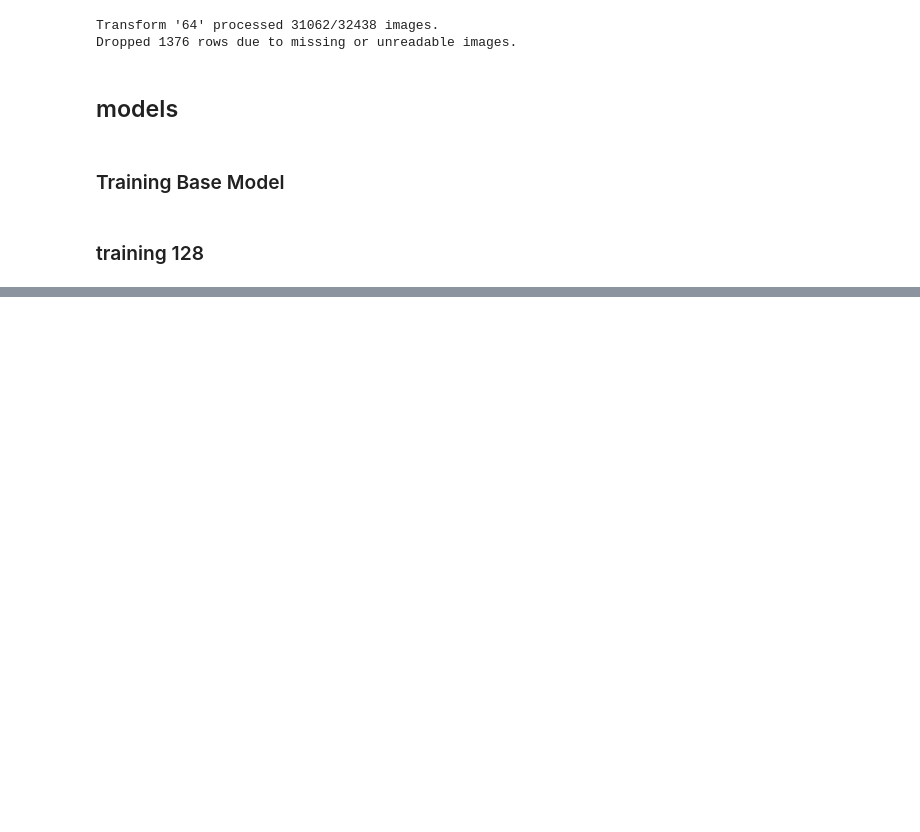
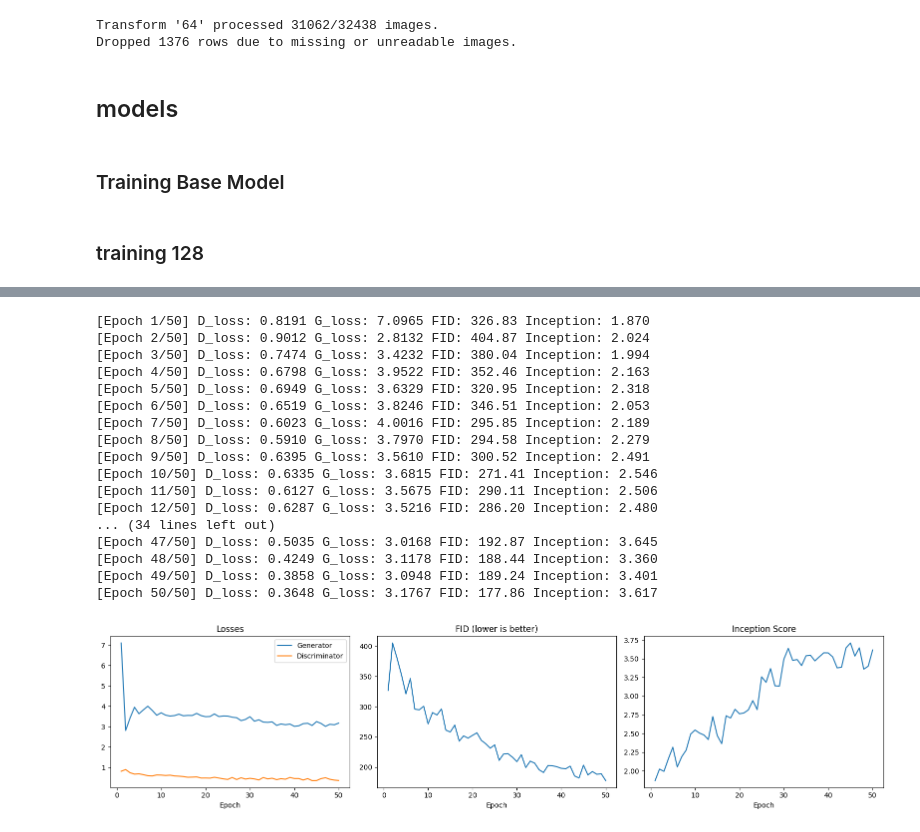
Before and after one commit to Arthurotop/GANISME, a Jupyter notebook: app/model_training.ipynb, the cells around one changed output, grey strips where cells are left out. Cells and saved outputs as stored; diff of their text form; code cells hidden in the pictures; blank space fills up the shorter version.

```diff
--- a/app/model_training.ipynb
+++ b/app/model_training.ipynb
@@ -235,0 +246,16 @@ trainer.plot_history()
+# %%
+p = "64x64"
+
+processed_painting_df = prepare_image_column(painting_df, "IMAGE", p)
+
+print(processed_painting_df.shape)
+print(processed_painting_df.head(2))
+
+processed_painting_df.to_csv(f'data/{p}image_catalog.csv', index=False)
+
+images = torch.from_numpy(
+    np.stack(processed_painting_df["IMAGE"].to_numpy())
+).permute(0, 3, 1, 2).float()
+
+dataset = TensorDataset(images)
+dataloader = DataLoader(dataset, batch_size=128, shuffle=True, drop_last=True)
@@ -235,0 +273,31 @@ trainer.plot_history()
+# %%
+dcgan_trainer = ArtGANTrainer(
+      mode="dcgan",
+      image_size=64,
+      early_stopping_metric="fid",
+      early_stopping_patience=10,
+      fid_every=1,
+      fid_samples=256,
+)
+# %%
+history = dcgan_trainer.train(dataloader, epochs=50, lr=2e-4)
+dcgan_trainer.plot_history()
+# %% [output]
+[Epoch 1/50] D_loss: 0.8191 G_loss: 7.0965 FID: 326.83 Inception: 1.870
+[Epoch 2/50] D_loss: 0.9012 G_loss: 2.8132 FID: 404.87 Inception: 2.024
+[Epoch 3/50] D_loss: 0.7474 G_loss: 3.4232 FID: 380.04 Inception: 1.994
+[Epoch 4/50] D_loss: 0.6798 G_loss: 3.9522 FID: 352.46 Inception: 2.163
+[Epoch 5/50] D_loss: 0.6949 G_loss: 3.6329 FID: 320.95 Inception: 2.318
+[Epoch 6/50] D_loss: 0.6519 G_loss: 3.8246 FID: 346.51 Inception: 2.053
+[Epoch 7/50] D_loss: 0.6023 G_loss: 4.0016 FID: 295.85 Inception: 2.189
+[Epoch 8/50] D_loss: 0.5910 G_loss: 3.7970 FID: 294.58 Inception: 2.279
+[Epoch 9/50] D_loss: 0.6395 G_loss: 3.5610 FID: 300.52 Inception: 2.491
+[Epoch 10/50] D_loss: 0.6335 G_loss: 3.6815 FID: 271.41 Inception: 2.546
+[Epoch 11/50] D_loss: 0.6127 G_loss: 3.5675 FID: 290.11 Inception: 2.506
+[Epoch 12/50] D_loss: 0.6287 G_loss: 3.5216 FID: 286.20 Inception: 2.480
+... (34 lines left out)
+[Epoch 47/50] D_loss: 0.5035 G_loss: 3.0168 FID: 192.87 Inception: 3.645
+[Epoch 48/50] D_loss: 0.4249 G_loss: 3.1178 FID: 188.44 Inception: 3.360
+[Epoch 49/50] D_loss: 0.3858 G_loss: 3.0948 FID: 189.24 Inception: 3.401
+[Epoch 50/50] D_loss: 0.3648 G_loss: 3.1767 FID: 177.86 Inception: 3.617
+[figure, added]
```
Also changed, not shown: parts of 19 cells of this notebook.
